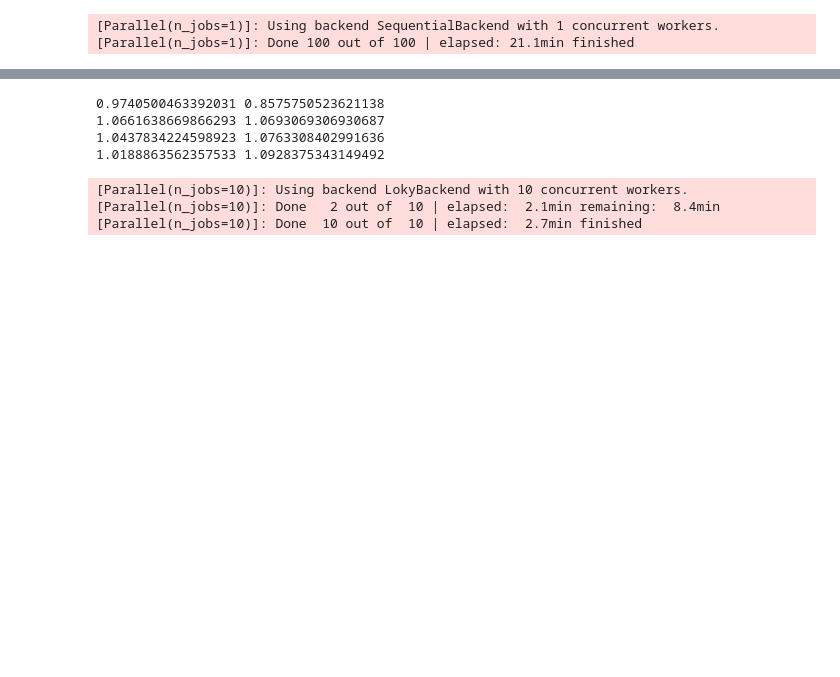
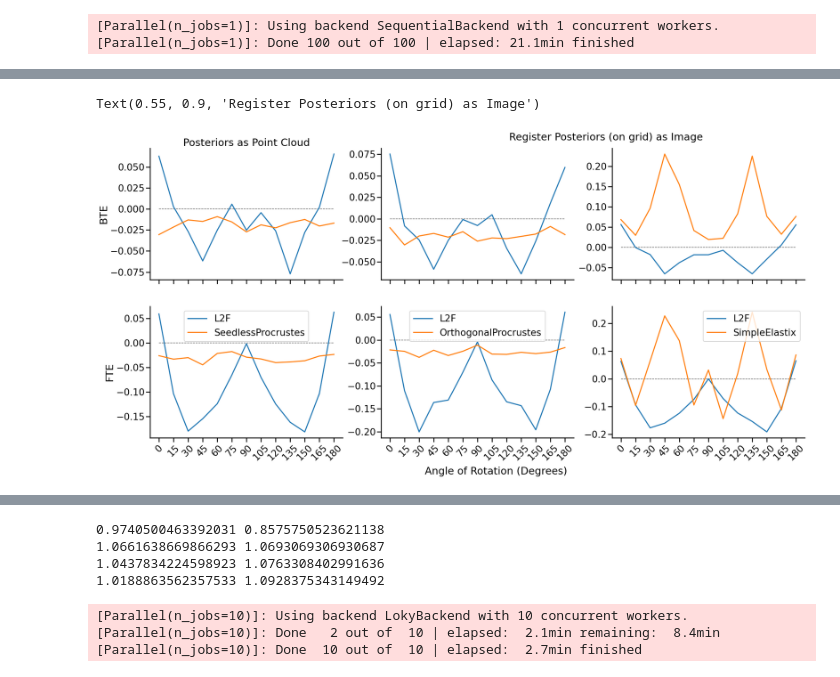
Before and after one commit to tliu68/progressive-learning, a Jupyter notebook: lddmm_XOR/optimal_transport.ipynb, the cells around one changed output, grey strips where cells are left out. Cells and saved outputs as stored; diff of their text form; code cells hidden in the pictures; blank space fills up the shorter version.

```diff
--- a/lddmm_XOR/optimal_transport.ipynb
+++ b/lddmm_XOR/optimal_transport.ipynb
@@ -718 +673,3 @@ errors_reg_data = pickle.load(pickle_in)
+# %%
+mean_te_all_reg_Img_sitk[1][:,7:9] = mean_te_all_reg_Img_sitk_105120[1]
 # %%
@@ -735,0 +729,36 @@ for n_alg in range(4):
+# %%
+colors = sns.color_palette('Dark2', n_colors=5)
+fig, axs = plt.subplots(2,3, figsize=(33,15))
+data = [mean_te_all_reg_pos, mean_te_all_reg_Img_OT, mean_te_all_reg_Img_sitk]
+ylabels = ['BTE','FTE']
+titles = ['Posteriors as Point Cloud']
+labels = [['L2F', 'SeedlessProcrustes'],['L2F', 'OrthogonalProcrustes'], ['L2F', 'SimpleElastix']]
+for data_idx in range(len(data)):
+    for j in range(2):
+        ax = axs[j,data_idx]
+        for k in range(len(data[data_idx])):
+            ax.plot(
+                range(0,195,15), np.log(data[data_idx][k][j]), linewidth=3, label=labels[data_idx][k]
+            )
+            ax.set_xticks(range(0,195,15))
+            ax.set_xticklabels(range(0,195,15), rotation=45)
+            if data_idx == 0:
+                ax.set_ylabel(ylabels[j])
+            ax.hlines(0, 0, 180, colors='gray', linestyles='dashed',linewidth=1.5)
+            right_side = ax.spines["right"]
+            right_side.set_visible(False)
+            top_side = ax.spines["top"]
+            top_side.set_visible(False)
+        if j == 0:
+            if data_idx == 0:
+                ax.set_title(titles[data_idx])
+            ax.set_xticklabels("")
+        else:
+            ax.legend()
+
+fig.text(0.45,0.03,'Angle of Rotation (Degrees)')
+fig.text(0.55,0.9,'Register Posteriors (on grid) as Image')
+# plt.savefig('ellipse-TEs-Img')
+# %% [output]
+Text(0.55, 0.9, 'Register Posteriors (on grid) as Image')
+[figure, added]
```
Also changed, not shown: parts of 64 cells of this notebook.
